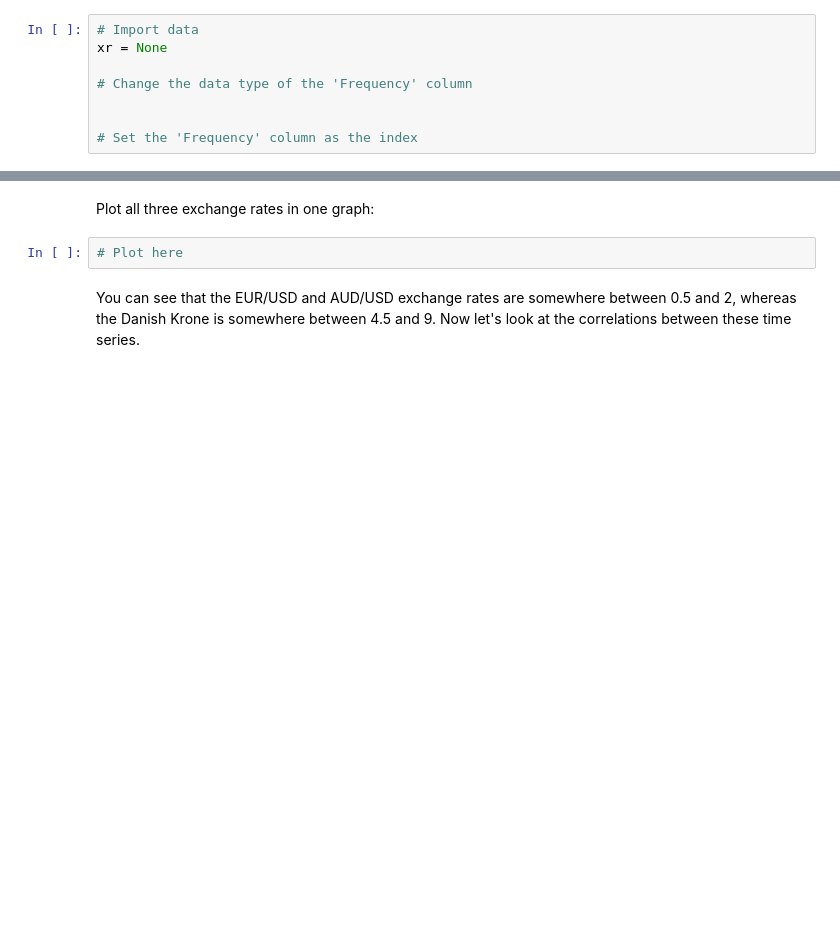
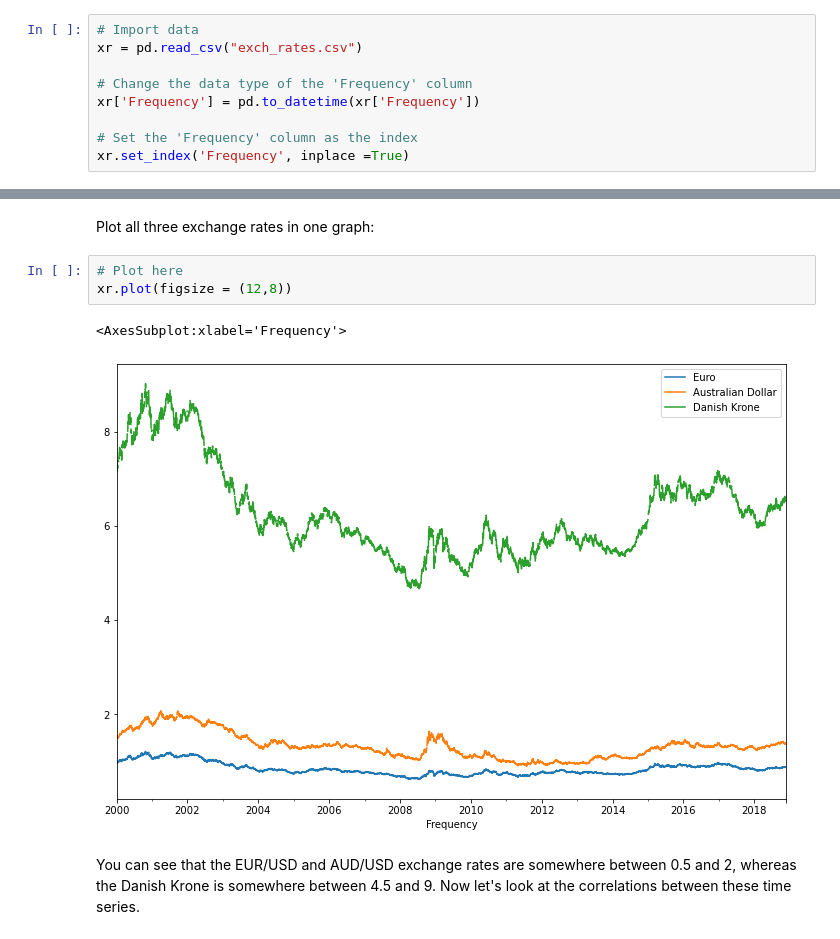
Before and after one commit to dendar/dsc-corr-autocorr-in-time-series-lab, a Jupyter notebook: index.ipynb, the cells around one changed output, grey strips where cells are left out. Cells and saved outputs as stored; diff of their text form; blank space fills up the shorter version.

```diff
--- a/index.ipynb
+++ b/index.ipynb
@@ -30,9 +30,10 @@ from statsmodels.graphics.tsaplots import plot_acf, plot_pacf
 from matplotlib.pylab import rcParams
 # %%
 # Import data
-xr = None
+xr = pd.read_csv("exch_rates.csv")
 
 # Change the data type of the 'Frequency' column
-
+xr['Frequency'] = pd.to_datetime(xr['Frequency'])
 
 # Set the 'Frequency' column as the index
+xr.set_index('Frequency', inplace =True)
@@ -40,6 +58,10 @@ xr = None
 Plot all three exchange rates in one graph:
 # %%
 # Plot here
+xr.plot(figsize = (12,8))
+# %% [output]
+<AxesSubplot:xlabel='Frequency'>
+[figure, added]
 # %% [markdown]
 You can see that the EUR/USD and AUD/USD exchange rates are somewhere between 0.5 and 2, whereas the Danish Krone is somewhere between 4.5 and 9. Now let's look at the correlations between these time series.
 # %%
```
Also changed, not shown: parts of 25 cells of this notebook.
